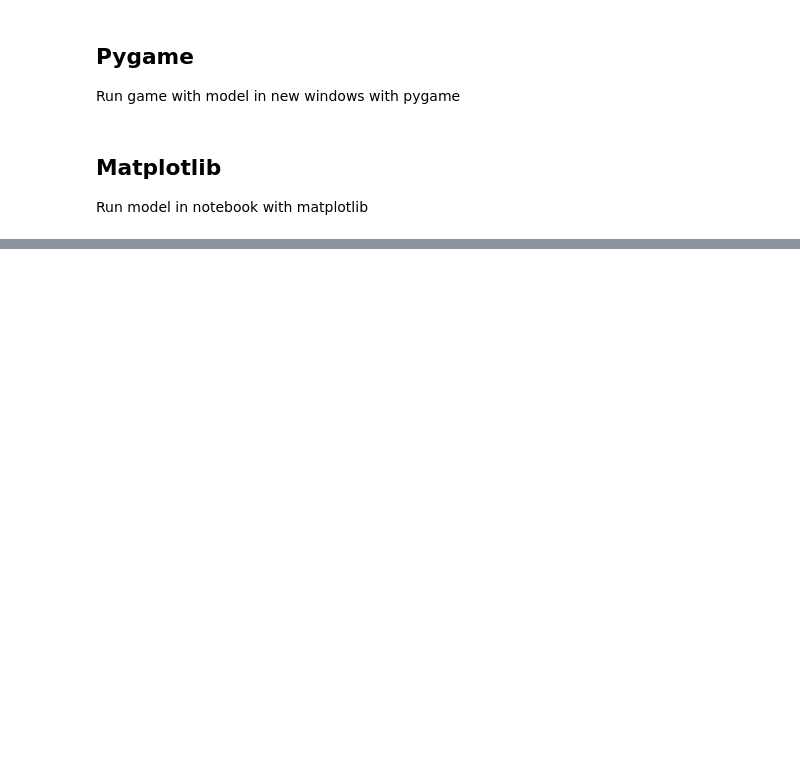
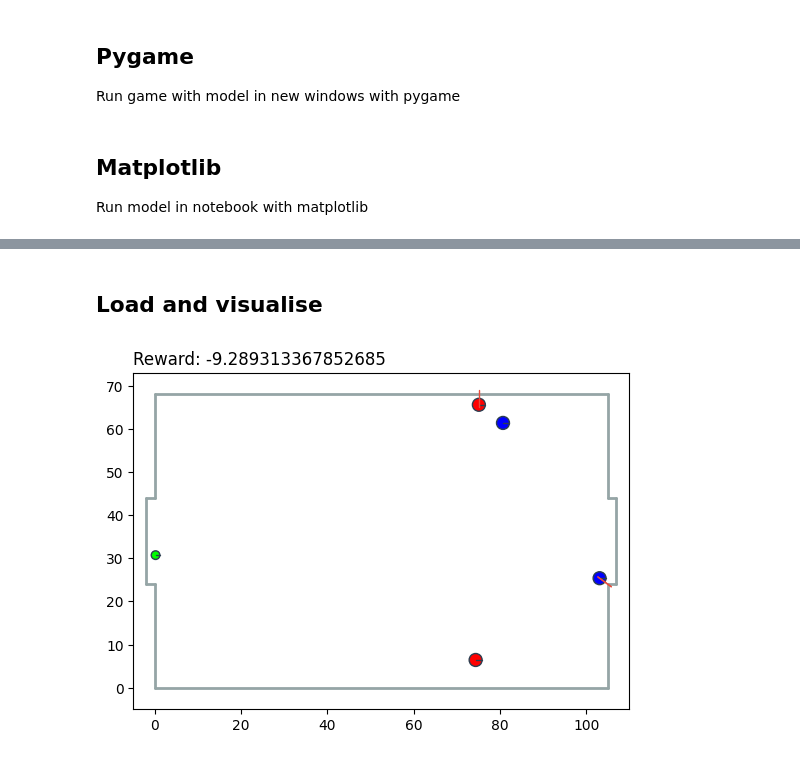
Before and after one commit to TheShenk/hai-nonconflict-action-learning, a Jupyter notebook: experiments.ipynb, the cells around one changed output, grey strips where cells are left out. Saved outputs shown, nothing was run; the diff lists cells and outputs as text; code cells hidden in the pictures; blank space fills up the shorter version.

Commit message:
feat: base multiagent support

```diff
--- a/experiments.ipynb
+++ b/experiments.ipynb
@@ -65,0 +94,20 @@ env.close()
+# %%
+env = make_vec_env(lambda: gym.make("Futbol2v2-v1"), n_envs=1)
+
+models = [
+    MultiAgentModelProxy(A2C("MlpPolicy",
+                             utils.TransformAction(env, lambda a: a[:2], gym.spaces.MultiDiscrete([5, 5])),
+                             device='cpu')),
+    MultiAgentModelProxy(A2C("MlpPolicy",
+                             utils.TransformAction(env, lambda a: a[2:4], gym.spaces.MultiDiscrete([5, 5])),
+                             device='cpu'))
+]
+
+static_models = [
+    utils.RandomStaticAgent(utils.TransformAction(env, lambda a: a[2:4], gym.spaces.MultiDiscrete([5, 5]))),
+    utils.RandomStaticAgent(utils.TransformAction(env, lambda a: a[2:4], gym.spaces.MultiDiscrete([5, 5])))
+]
+
+timesteps = 1000
+n_records_count = models[0].model.n_steps
+max_episode_reward = 0
@@ -65,0 +173,19 @@ env.close()
+# %% [markdown]
+## Load and visualise
+# %%
+models = [A2C.load(f"models/footbol2v2-a2c-{index}", device="cpu") for index in range(2)]
+# %%
+env = gym.make("Futbol2v2-v1")
+
+static_models = [
+    utils.RandomStaticAgent(utils.TransformAction(env, lambda a: a[2:4], gym.spaces.MultiDiscrete([5, 5]))),
+    utils.RandomStaticAgent(utils.TransformAction(env, lambda a: a[2:4], gym.spaces.MultiDiscrete([5, 5])))
+]
+multi_agent = utils.MultiModelAgent(models+static_models)
+
+visualizer = utils.MatplotlibVisualizer(env)
+visualizer.run(multi_agent)
+
+env.close()
+# %% [output]
+[figure, added]
```
Also changed, not shown: parts of 9 cells of this notebook, 3 other files.
